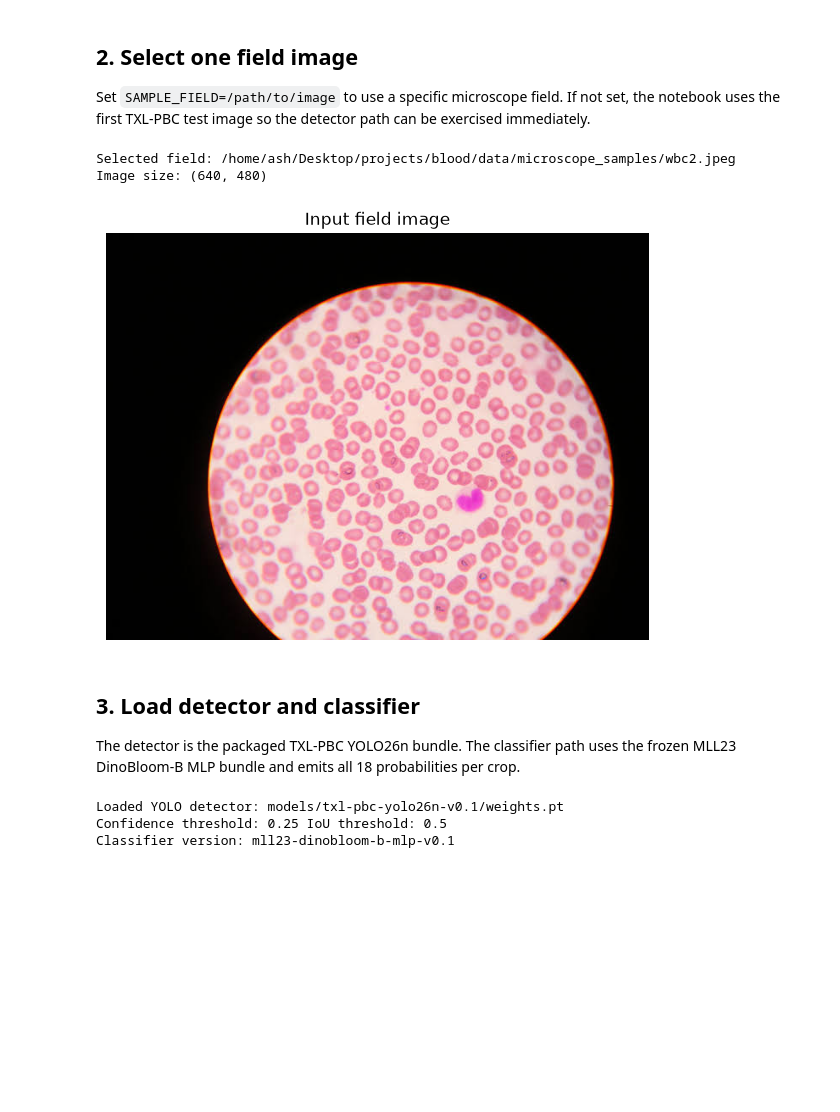
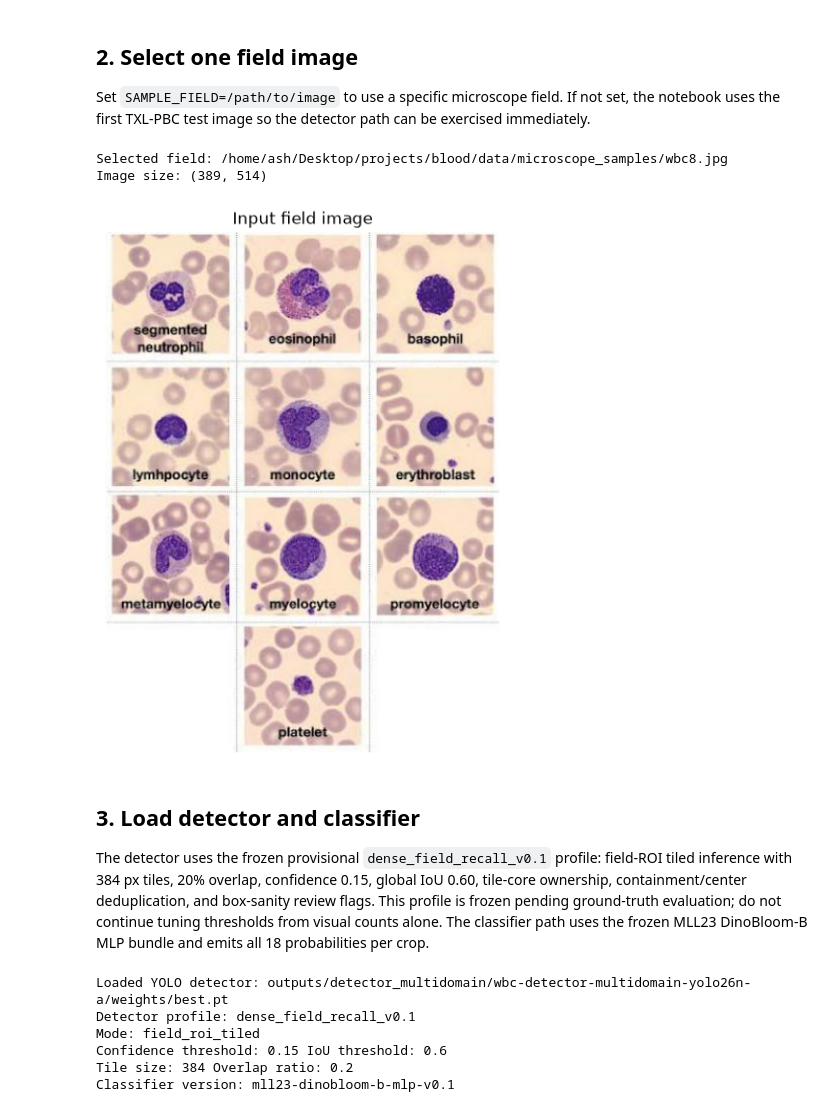
Before and after one commit to 3r3bu5/blood-analyzer, a Jupyter notebook: notebooks/04_e2e_field_analysis.ipynb, the cells around one changed output. Drawn from its saved outputs; the diff is of its cells as text; code cells hidden in the pictures; blank space fills up the shorter version.

```diff
--- a/notebooks/04_e2e_field_analysis.ipynb
+++ b/notebooks/04_e2e_field_analysis.ipynb
@@ -97,43 +130,54 @@ Detector thresholds: {
 
 Set `SAMPLE_FIELD=/path/to/image` to use a specific microscope field. If not set, the notebook uses the first TXL-PBC test image so the detector path can be exercised immediately.
 # %%
-SAMPLE_FIELD='/home/ash/Desktop/projects/blood/data/microscope_samples/wbc2.jpeg'
+SAMPLE_FIELD='/home/ash/Desktop/projects/blood/data/microscope_samples/wbc8.jpg'
 sample_override = globals().get('SAMPLE_FIELD') or os.environ.get('SAMPLE_FIELD')
 if sample_override:
     FIELD_IMAGE = Path(sample_override)
 else:
     candidates = sorted(Path('data/detection/txl-pbc-wbc-yolo/images/test').glob('*'))
     if not candidates:
         candidates = sorted(Path('data/raw/TXL-PBC/TXL-PBC/images/test').glob('*'))
     assert candidates, 'No sample image found. Run detector prepare-yolo or set SAMPLE_FIELD.'
     FIELD_IMAGE = candidates[0]
 
 image = Image.open(FIELD_IMAGE).convert('RGB')
 print('Selected field:', FIELD_IMAGE)
 print('Image size:', image.size)
 plt.figure(figsize=(7, 7))
 plt.imshow(image)
 plt.title('Input field image')
 plt.axis('off');
 # %% [output]
-Selected field: /home/ash/Desktop/projects/blood/data/microscope_samples/wbc2.jpeg
-Image size: (640, 480)
+Selected field: /home/ash/Desktop/projects/blood/data/microscope_samples/wbc8.jpg
+Image size: (389, 514)
-[figure, old version]
+[figure, new version]
 # %% [markdown]
 ## 3. Load detector and classifier
 
-The detector is the packaged TXL-PBC YOLO26n bundle. The classifier path uses the frozen MLL23 DinoBloom-B MLP bundle and emits all 18 probabilities per crop.
+The detector uses the frozen provisional `dense_field_recall_v0.1` profile: field-ROI tiled inference with 384 px tiles, 20% overlap, confidence 0.15, global IoU 0.60, tile-core ownership, containment/center deduplication, and box-sanity review flags. This profile is frozen pending ground-truth evaluation; do not continue tuning thresholds from visual counts alone. The classifier path uses the frozen MLL23 DinoBloom-B MLP bundle and emits all 18 probabilities per crop.
 # %%
-detector_weights = DETECTOR_BUNDLE / detector_bundle['weights_file']
-confidence_threshold = float(detector_thresholds['selected']['confidence_threshold'])
-iou_threshold = float(detector_thresholds['selected'].get('iou_threshold', 0.5))
+detector_weights = DETECTOR_WEIGHTS
+confidence_threshold = float(DETECTOR_PROFILE.detector.confidence_threshold or 0.15)
+iou_threshold = float(DETECTOR_PROFILE.detector.iou_threshold or 0.60)
+tile_size = DETECTOR_PROFILE.tiling.tile_size
+overlap_ratio = DETECTOR_PROFILE.tiling.overlap_ratio
+preprocessing_mode = 'field_roi_tiled' if DETECTOR_PROFILE.tiling.enabled else 'field_roi'
+# Keep a direct YOLO handle visible for notebook users, but use the shared sweep path below
+# so tile-core ownership, containment deduplication, and review flags match the CLI.
 detector = YOLO(str(detector_weights))
 print('Loaded YOLO detector:', detector_weights)
+print('Detector profile:', SELECTED_DETECTOR_EXPERIMENT)
+print('Mode:', preprocessing_mode)
 print('Confidence threshold:', confidence_threshold, 'IoU threshold:', iou_threshold)
+print('Tile size:', tile_size, 'Overlap ratio:', overlap_ratio)
 print('Classifier version:', classifier_docs['bundle']['name'])
 # %% [output]
-Loaded YOLO detector: models/txl-pbc-yolo26n-v0.1/weights.pt
-Confidence threshold: 0.25 IoU threshold: 0.5
+Loaded YOLO detector: outputs/detector_multidomain/wbc-detector-multidomain-yolo26n-a/weights/best.pt
+Detector profile: dense_field_recall_v0.1
+Mode: field_roi_tiled
+Confidence threshold: 0.15 IoU threshold: 0.6
+Tile size: 384 Overlap ratio: 0.2
 Classifier version: mll23-dinobloom-b-mlp-v0.1
 # %% [markdown]
 ## 4. Detect WBC candidates
```
Also changed, not shown: parts of 11 cells of this notebook, 41 other files.
